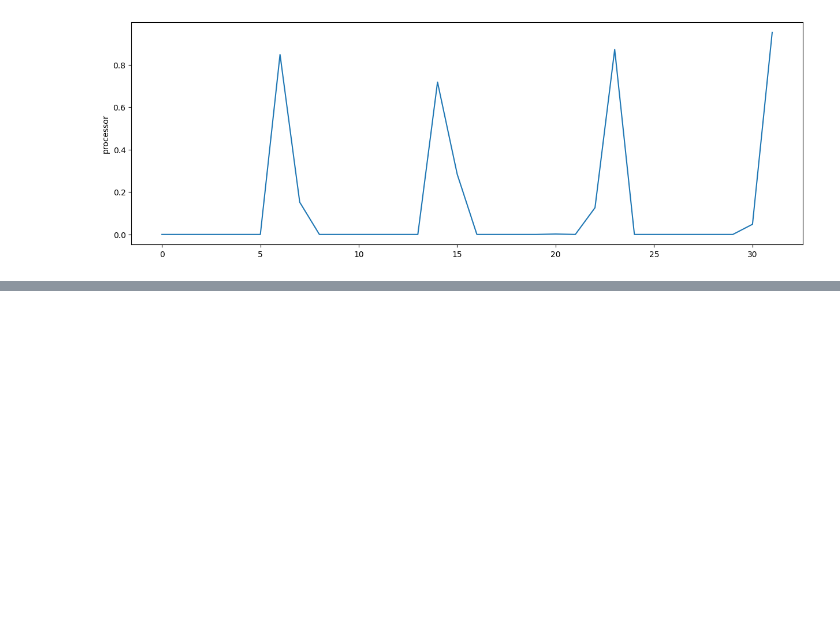
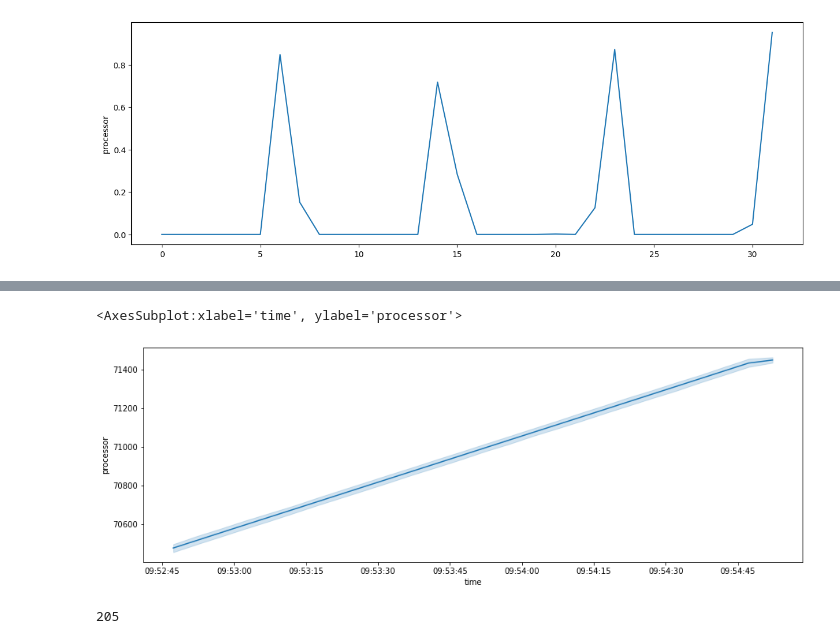
Before and after one commit to bombermal/TCC, a Jupyter notebook: Monitoring_VM/Retrieve/main.ipynb, the cells around one changed output, grey strips where cells are left out. Saved outputs shown, nothing was run; the diff lists cells and outputs as text; code cells hidden in the pictures; blank space fills up the shorter version.

```diff
--- a/Monitoring_VM/Retrieve/main.ipynb
+++ b/Monitoring_VM/Retrieve/main.ipynb
@@ -83,0 +76,28 @@ Timestamp('2023-10-27 00:09:03.448999882-0300', tz='America/Fortaleza')
+# %%
+from prometheus_api_client import MetricsList
+import datetime
+
+prometheus_url = "http://localhost:9090"  # Replace with the URL of your Prometheus server
+prom = PrometheusConnect(url=prometheus_url, disable_ssl=True)
+
+
+result_list = prom.get_metric_range_data(metric_name='node_cpu_seconds_total',
+                                         label_config={"job":"node_exporter", "instance":"SOURCE"},
+                                         start_time=datetime.datetime(2023, 10, 27, 9, 52, 45, 34582),
+                                         end_time=datetime.datetime(2023, 10, 27, 10, 9, 45, 34582))
+# %%
+result_df = pd.DataFrame(columns=['time', 'processor', '__name__', 'cpu', 'instance', 'job', 'mode'])
+
+for ii in result_list:
+    t1 = pd.DataFrame(ii['values'], columns=['time', 'cpu'])
+    t1.rename(columns={'cpu':'processor'}, inplace=True)
+    t2 = pd.concat([pd.DataFrame(ii['metric'], index=[0])] * len(t1), ignore_index=True)
+    t3 = pd.concat([t1, t2], axis=1)
+    result_df = pd.concat([result_df, t3])
+
+result_df.reset_index(drop=True, inplace=True)
+result_df.time = pd.to_datetime(result_df.time, origin="unix", unit="s", utc=True).apply(lambda x: x.tz_convert('America/Fortaleza'))
+result_df.processor = result_df.processor.astype(float)
+result_df.cpu = result_df.cpu.astype(int)
+display(result_df.head())
+result_df.info()
@@ -83,0 +125,10 @@ Timestamp('2023-10-27 00:09:03.448999882-0300', tz='America/Fortaleza')
+# %%
+mask = result_df['mode'] == 'idle'
+idle = result_df.loc[mask, ['time', 'cpu', 'processor']]
+print(idle.shape)
+display(idle.head())
+combine = result_df.loc[~mask, ['time', 'cpu', 'processor']].groupby(['time', 'cpu']).processor.sum().to_frame().reset_index()
+# combine['mode'] = 'combine'
+# combine = pd.concat([combine, idle], axis=0).reset_index(drop=True)
+combine.processor = idle.processor - combine.processor
+combine.head()
@@ -83,0 +149,7 @@ Timestamp('2023-10-27 00:09:03.448999882-0300', tz='America/Fortaleza')
+# %%
+import seaborn as sns
+fig, ax = plt.subplots(figsize=(15, 5))
+sns.lineplot(x='time', y='processor', data=combine, ax=ax)
+# %% [output]
+<AxesSubplot:xlabel='time', ylabel='processor'>
+[figure, added]
@@ -83,0 +162,12 @@ Timestamp('2023-10-27 00:09:03.448999882-0300', tz='America/Fortaleza')
+# %%
+# query = 'sum by(instance) (irate(node_cpu_seconds_total{instance="SOURCE",job="node_exporter", mode="system"}[30m]))'
+# query = '100 - (avg_over_time(node_cpu_seconds_total{job="node_exporter", instance="SOURCE"}[1m]) * 100)'
+result1 = prom.custom_query_range(query=query1, step='5s', start_time=datetime.datetime(2023, 10, 27, 9, 52, 45, 34582),
+                                         end_time=datetime.datetime(2023, 10, 27, 10, 9, 45, 34582))
+
+result2 = prom.custom_query_range(query=query2, step='5s', start_time=datetime.datetime(2023, 10, 27, 9, 52, 45, 34582),
+                                         end_time=datetime.datetime(2023, 10, 27, 10, 9, 45, 34582))
+
+len(result2[0]['values'])
+# %% [output]
+205
```
Also changed, not shown: parts of 10 cells of this notebook, 7 other files.
